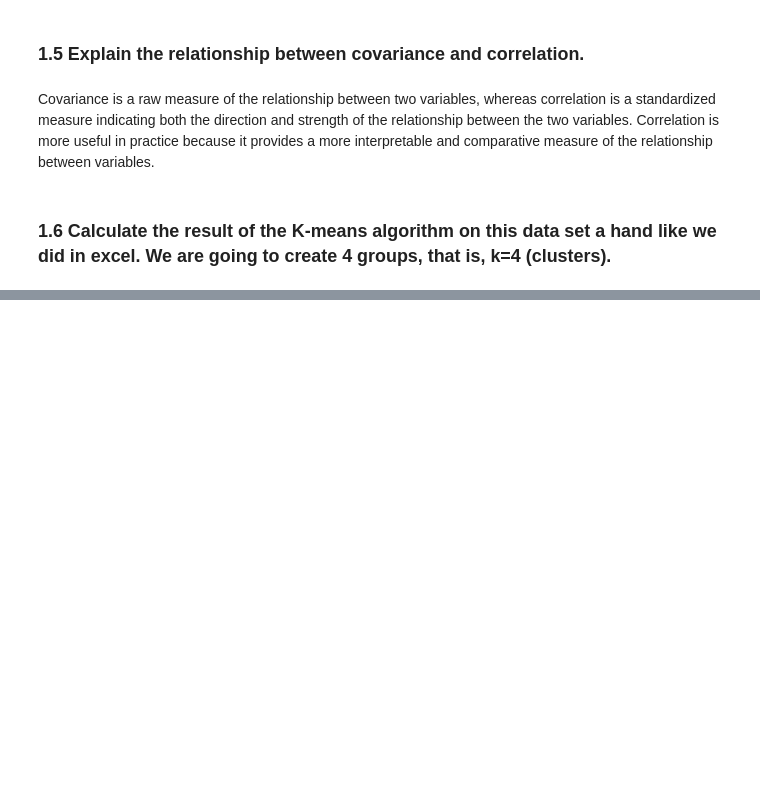
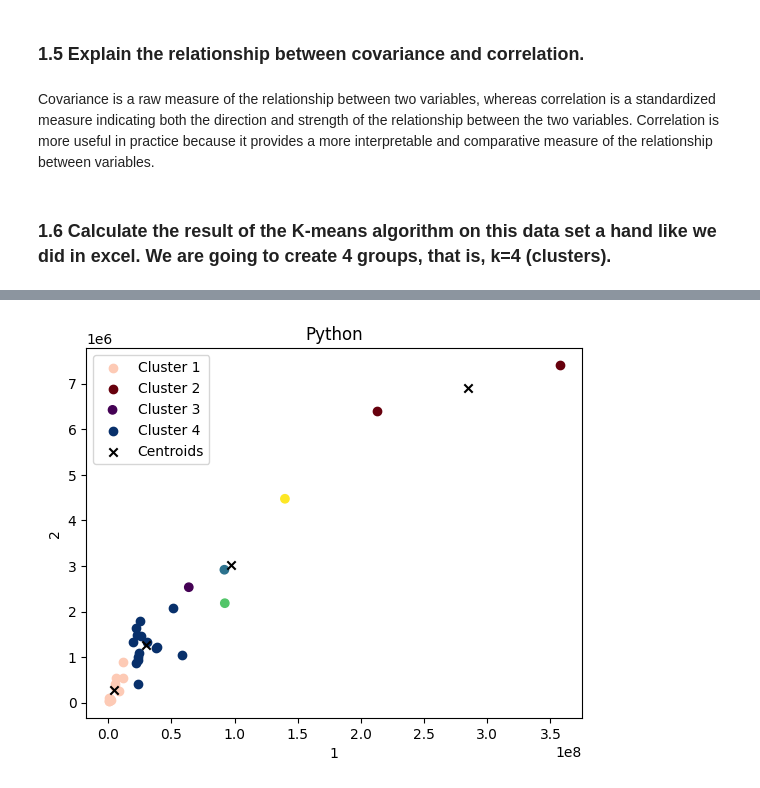
Before and after one commit to edyquintero/Statistics-III-2024-1, a Jupyter notebook: statisticsTasks/task_1/Point 1.ipynb, the cells around one changed output, grey strips where cells are left out. Cells and saved outputs as stored; diff of their text form; code cells hidden in the pictures; blank space fills up the shorter version.

Commit message:
Adding new progress (point 1, 2 and 3) missing point 4

```diff
--- a/statisticsTasks/task_1/Point 1.ipynb
+++ b/statisticsTasks/task_1/Point 1.ipynb
@@ -246,3 +267,90 @@ print(corrrelation)
 Covariance is a raw measure of the relationship between two variables, whereas correlation is a standardized measure indicating both the direction and strength of the relationship between the two variables. Correlation is more useful in practice because it provides a more interpretable and comparative measure of the relationship between variables.
 # %% [markdown]
 ### 1.6 Calculate the result of the K-means algorithm on this data set a hand like we did in excel. We are going to create 4 groups, that is, k=4 (clusters).
+# %%
+import random
+import math
+from sklearn.cluster import KMeans
+
+import numpy as np
+import matplotlib.pyplot as plt
+
+def generateRedBlueColors(numberColors):
+    reds = plt.cm.Reds(np.linspace(0.2, 1, numberColors // 2))
+    blues = plt.cm.Blues(np.linspace(0.2, 1, numberColors // 2))
+    colors = np.vstack((reds, blues))
+    return colors
+
+def showCentroids(titles, clusters, finalCentroids):
+    colors = generateRedBlueColors(len(clusters))
+    for clusterIndex, clusterPoints in clusters.items():
+        clusterPoints = np.array(clusterPoints)
+        plt.scatter(clusterPoints[:, 0], clusterPoints[:, 1], c=colors[clusterIndex],
+                    label=f'Cluster {clusterIndex + 1}')
+
+    finalCentroids = np.array(finalCentroids)
+
+    plt.scatter(finalCentroids[:, 0], finalCentroids[:, 1], c='black', marker='x', label='Centroids')
+    plt.xlabel(titles[0])
+    plt.ylabel(titles[1])
+    plt.legend()
+    plt.title(titles[2])
+    plt.show()
+
+def printCalculation(clusters, centroids, counter):
+    print(f"({counter})")
+    for idx, centroid in enumerate(centroids):
+        print(f"\t* Centroid ({centroid[0]}, {centroid[1]}): {idx}")
+        for point in clusters[idx]:
+            print(f"\t\t- {point[0]}, {point[1]}")
+
+def euclideanDistance(pointP, pointQ):
+    return math.sqrt((pointP[0] - pointQ[0]) ** 2 + (pointP[1] - pointQ[1]) ** 2)
+
+def assignClusters(data, centroids):
+    clusters = {}
+    for index, row in data.iterrows():
+        distances = [euclideanDistance(row, centroid) for centroid in centroids]
+        clusterAssignment = np.argmin(distances)
+        if clusterAssignment not in clusters:
+            clusters[clusterAssignment] = [row.values]
+        else:
+            clusters[clusterAssignment].append(row.values)
+    return clusters
+
+def updateCentroids(clusters):
+    centroids = []
+    for cluster in clusters.values():
+        clusterMean = np.mean(cluster, axis=0)
+        centroids.append(clusterMean)
+    return centroids
+
+def calculateKMeansPython(data, k, maxIterations=100):
+    initialCentroidsIndices = np.random.choice(len(data), k, replace=False)
+    centroids = data.iloc[initialCentroidsIndices].values
+
+    whileCounter = 1
+    isCalculationFinished = False
+    while not isCalculationFinished:
+        clusters = assignClusters(data, centroids)
+
+        newCentroids = updateCentroids(clusters)
+
+        if np.all(np.isclose(centroids, newCentroids)):
+            isCalculationFinished = True
+        else:
+            centroids = newCentroids
+        printCalculation(clusters, centroids, whileCounter)
+        whileCounter += 1
+    return clusters, centroids
+
+k = 4
+dfKMeans = pd.DataFrame({'column1': column1, 'column2': column2})
+
+clustersPy, centroidsPy = calculateKMeansPython(dfKMeans, k)
+showCentroids(["1", "2", "Python"], clustersPy, centroidsPy)
+
+kmeans = KMeans(n_clusters=k).fit(dfKMeans)
+centroidsSklearn = kmeans.cluster_centers_
+showCentroids(["1", "2", "skalearn"], assignClusters(dfKMeans, centroidsSklearn), centroidsSklearn)
+# %% [output]
@@ -248,0 +374 @@ Covariance is a raw measure of the relationship between two variables, whereas c
+[figure, added]
```
Also changed, not shown: parts of 3 cells of this notebook, 2 other files.
